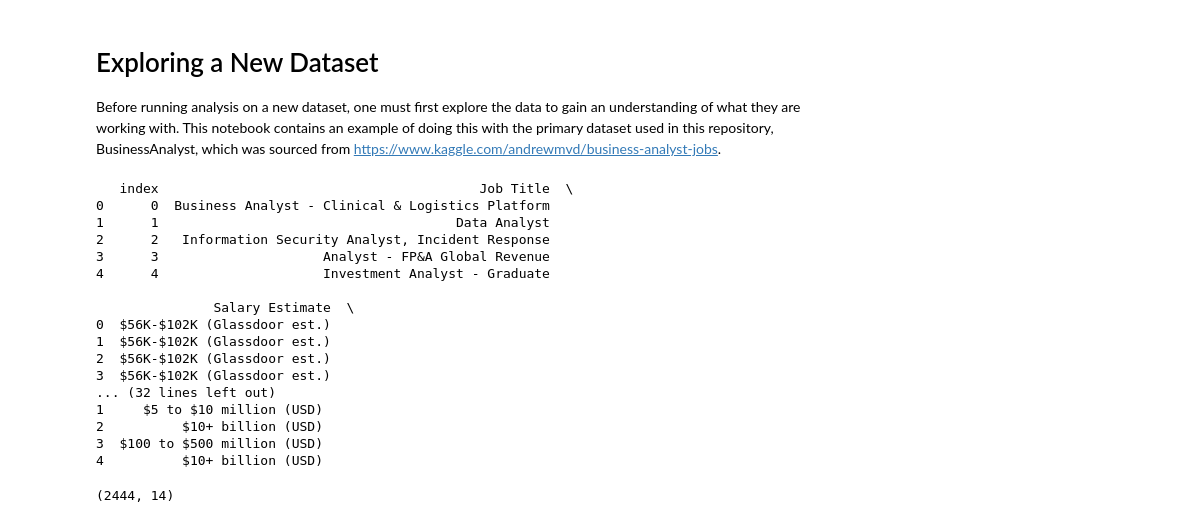
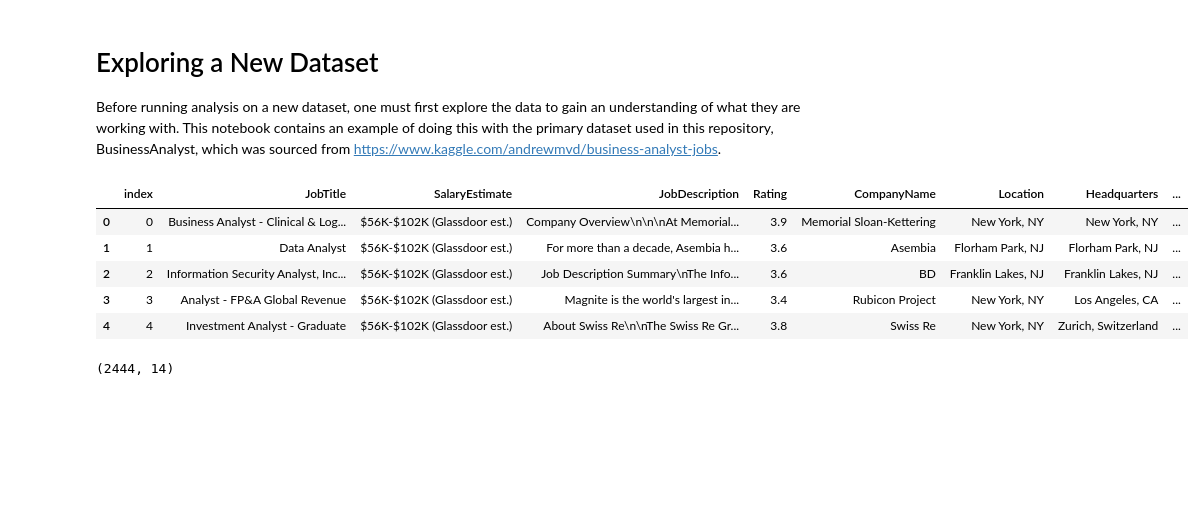
Before and after one commit to Madison-Bunting/INDE-577, a Jupyter notebook: Exploring a New Dataset.ipynb, the cells around one changed output. Saved outputs shown, nothing was run; the diff lists cells and outputs as text; code cells hidden in the pictures; blank space fills up the shorter version.

```diff
--- a/Exploring a New Dataset.ipynb
+++ b/Exploring a New Dataset.ipynb
@@ -11,23 +11,12 @@ import matplotlib as plt
 # %%
 df = pd.read_csv("https://raw.githubusercontent.com/Madison-Bunting/INDE-577/main/BusinessAnalyst.csv")
-print(df.head()) #shows the first several rows of the dataset
+df.head() #shows the first several rows of the dataset
 # %% [output]
-   index                                         Job Title  \
-0      0  Business Analyst - Clinical & Logistics Platform
-1      1                                      Data Analyst
-2      2   Information Security Analyst, Incident Response
-3      3                     Analyst - FP&A Global Revenue
-4      4                     Investment Analyst - Graduate
-
-               Salary Estimate  \
-0  $56K-$102K (Glassdoor est.)
-1  $56K-$102K (Glassdoor est.)
-2  $56K-$102K (Glassdoor est.)
-3  $56K-$102K (Glassdoor est.)
-... (32 lines left out)
-1     $5 to $10 million (USD)
-2          $10+ billion (USD)
-3  $100 to $500 million (USD)
-4          $10+ billion (USD)
+|  | index | JobTitle | SalaryEstimate | JobDescription | Rating | CompanyName | Location | Headquarters | ... |
+| 0 | 0 | Business Analyst - Clinical & Log... | $56K-$102K (Glassdoor est.) | Company Overview\n\n\nAt Memorial... | 3.9 | Memorial Sloan-Kettering | New York, NY | New York, NY | ... |
+| 1 | 1 | Data Analyst | $56K-$102K (Glassdoor est.) | For more than a decade, Asembia h... | 3.6 | Asembia | Florham Park, NJ | Florham Park, NJ | ... |
+| 2 | 2 | Information Security Analyst, Inc... | $56K-$102K (Glassdoor est.) | Job Description Summary\nThe Info... | 3.6 | BD | Franklin Lakes, NJ | Franklin Lakes, NJ | ... |
+| 3 | 3 | Analyst - FP&A Global Revenue | $56K-$102K (Glassdoor est.) | Magnite is the world's largest in... | 3.4 | Rubicon Project | New York, NY | Los Angeles, CA | ... |
+| 4 | 4 | Investment Analyst - Graduate | $56K-$102K (Glassdoor est.) | About Swiss Re\n\nThe Swiss Re Gr... | 3.8 | Swiss Re | New York, NY | Zurich, Switzerland | ... |
 # %%
 #size of dataset
```
Also changed, not shown: parts of 6 cells of this notebook, 2 other files.
